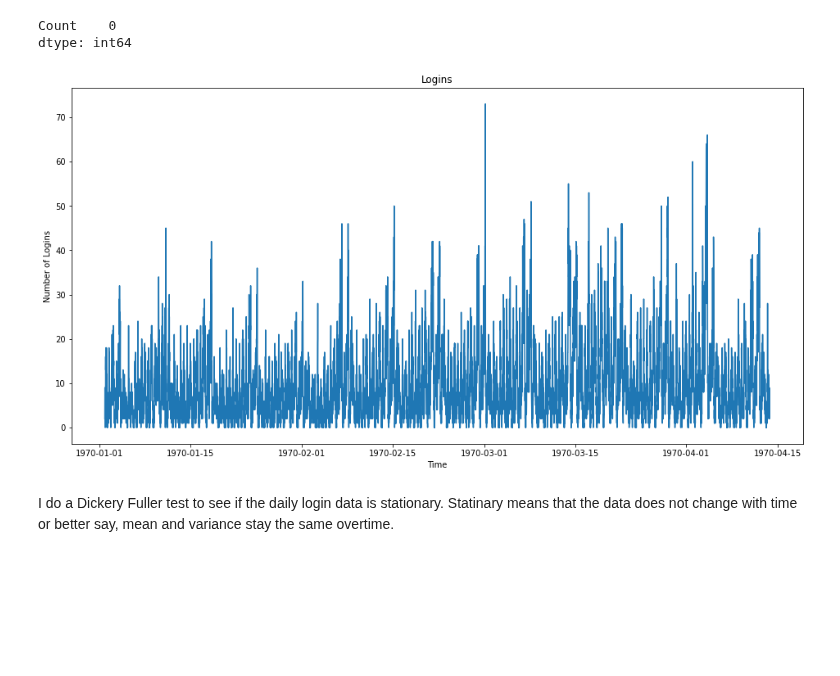
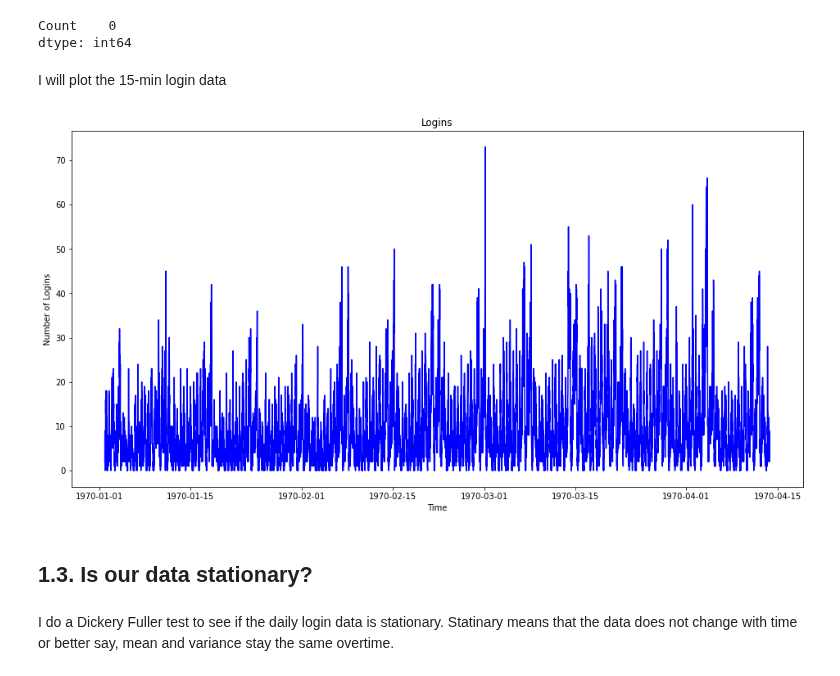
Before and after one commit to somayehY/SomayeYoussefi, a Jupyter notebook: ultimate_challenge/Ultimate_challenge.ipynb, the cells around one changed output. Saved outputs shown, nothing was run; the diff lists cells and outputs as text; code cells hidden in the pictures; blank space fills up the shorter version.

```diff
--- a/ultimate_challenge/Ultimate_challenge.ipynb
+++ b/ultimate_challenge/Ultimate_challenge.ipynb
@@ -58,18 +144,21 @@ login_15.isna().sum()
 # %% [output]
 Count    0
 dtype: int64
+# %% [markdown]
+I will plot the 15-min login data
 # %%
 # Plot 15-min logins
 
 fig, ax=plt.subplots(figsize=(16,8))
-ax.plot(login_15.index, login_15['Count'])
+ax.plot(login_15.index, login_15['Count'], color='blue')
 ax.set_xlabel('Time')
 ax.set_ylabel('Number of Logins')
-#ax.tight_layout()
 ax.set_title('Logins')
 plt.show()
 # %% [output]
-[figure, old version]
+[figure, new version]
+# %% [markdown]
+## 1.3. Is our data stationary? <a class='anchor' id='stationary'><a/>
 # %% [markdown]
 I do a Dickery Fuller test to see if the daily login data is stationary. Statinary means that the data does not change with time or better say, mean and variance stay the same overtime.
 # %%
```
Also changed, not shown: parts of 76 cells of this notebook.
